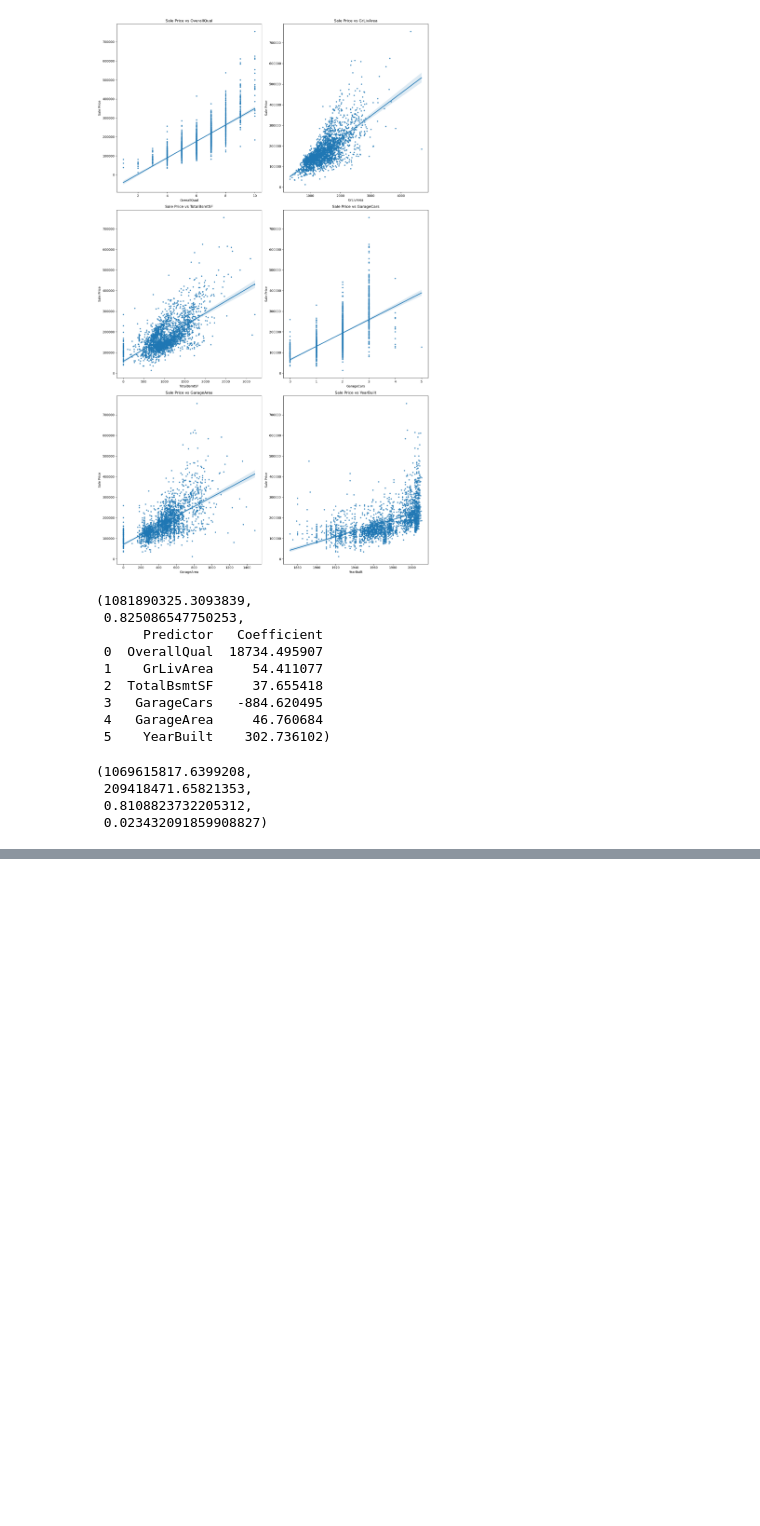
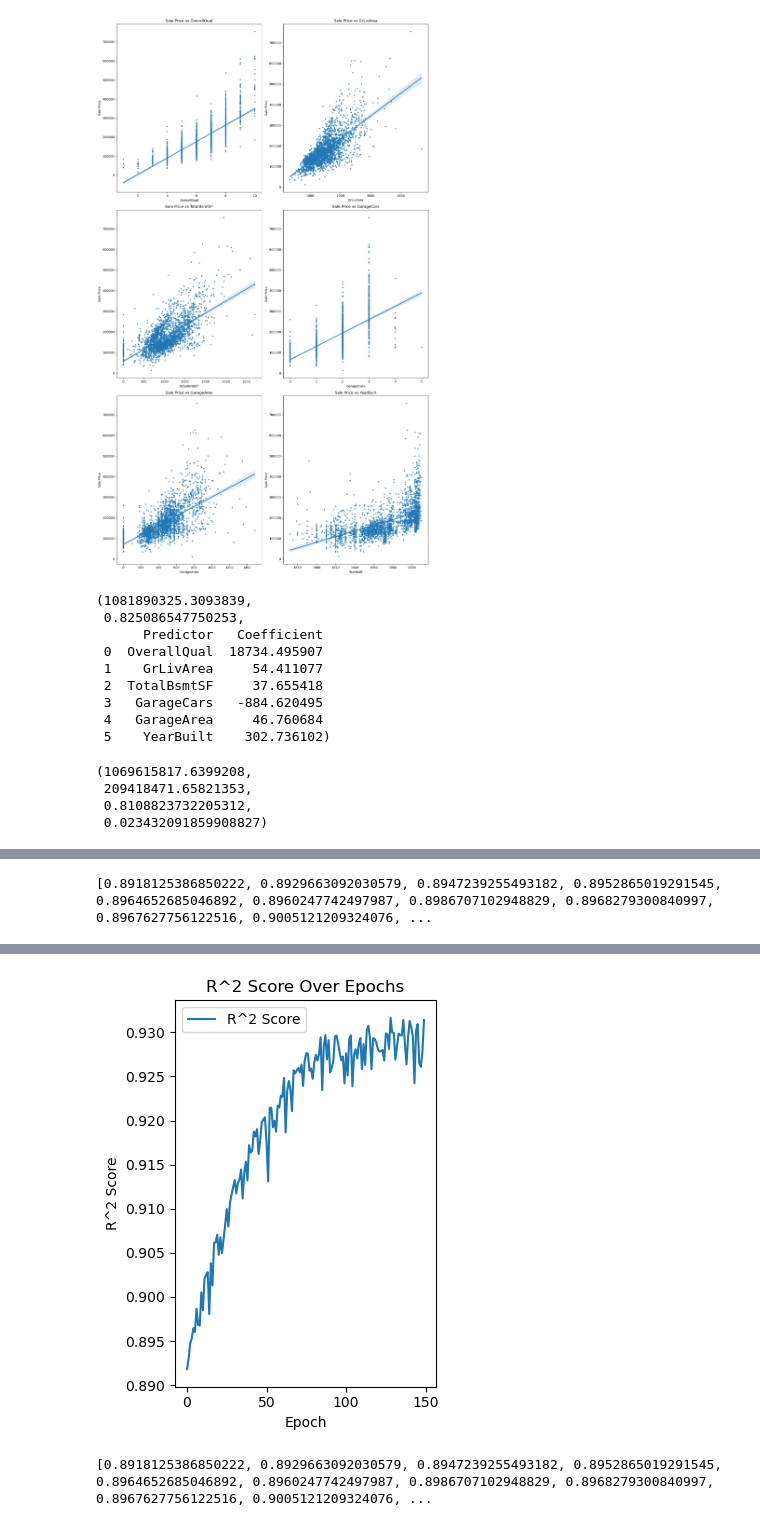
Before and after one commit to jackparsons93/Ames_Housing_ML, a Jupyter notebook: Ames.ipynb, the cells around one changed output, grey strips where cells are left out. Drawn from its saved outputs; the diff is of its cells as text; code cells hidden in the pictures; blank space fills up the shorter version.

```diff
--- a/Ames.ipynb
+++ b/Ames.ipynb
@@ -156,0 +827,18 @@ std_r2 = np.std(r2_scores)
+# %%
+print(r2_history)
+# %% [output]
+[0.8918125386850222, 0.8929663092030579, 0.8947239255493182, 0.8952865019291545, 0.8964652685046892, 0.8960247742497987, 0.8986707102948829, 0.8968279300840997, 0.8967627756122516, 0.9005121209324076, ...
+# %%
+model.fit(X_train, y_train, validation_split=0.2, epochs=100, batch_size=32, callbacks=[R2Callback()])
+
+# Plot R^2 score over epochs
+plt.subplot(1, 2, 2)
+plt.plot(r2_history, label='R^2 Score')
+plt.xlabel('Epoch')
+plt.ylabel('R^2 Score')
+plt.legend()
+plt.title('R^2 Score Over Epochs')
+
+plt.tight_layout()
+plt.show()
+# %% [output]
@@ -156,0 +862,5 @@ std_r2 = np.std(r2_scores)
+[figure, added]
+# %%
+print(r2_history)
+# %% [output]
+[0.8918125386850222, 0.8929663092030579, 0.8947239255493182, 0.8952865019291545, 0.8964652685046892, 0.8960247742497987, 0.8986707102948829, 0.8968279300840997, 0.8967627756122516, 0.9005121209324076, ...
```
Also changed, not shown: parts of 10 cells of this notebook.
